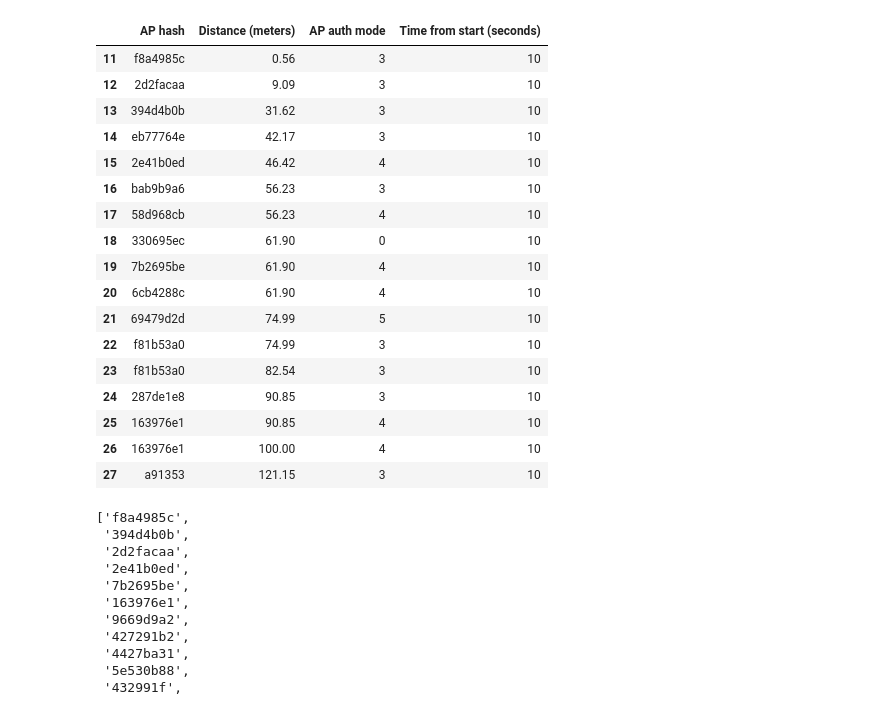
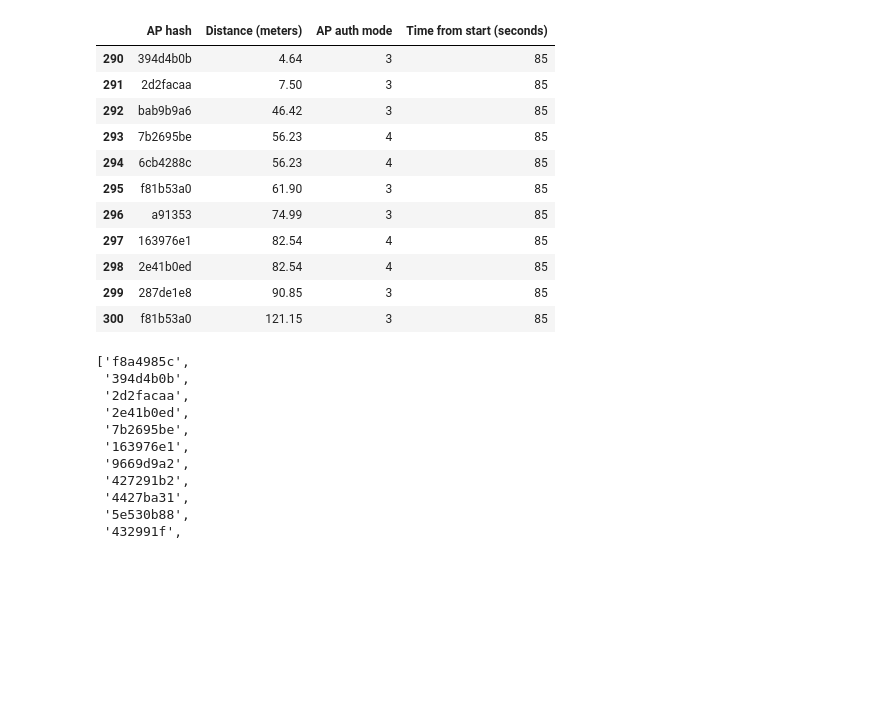
Before and after one commit to carvilsi/flipper0-process-wifi-map-data, a Jupyter notebook: jupyter-notebooks/WiFi_maps_process.ipynb, the cells around one changed output. Drawn from its saved outputs; the diff is of its cells as text; code cells hidden in the pictures; blank space fills up the shorter version.

```diff
--- a/jupyter-notebooks/WiFi_maps_process.ipynb
+++ b/jupyter-notebooks/WiFi_maps_process.ipynb
@@ -1,35 +1,29 @@
 # %%
 import pandas as pd
 
 df = pd.read_csv("./../local-data/wifi_map_6-10-2025_19_19_26_home_consum.csv", sep=";")
 
 times = df["Time from start (seconds)"].unique()
 
 # splitting the data base on same moment adquisition
 subsets = []
 for tm in times:
     sub = df.loc[df["Time from start (seconds)"] == tm]
     subsets.append(sub)
-subsets[1]
+subsets[22]
 # %% [output]
 |  | AP hash | Distance (meters) | AP auth mode | Time from start (seconds) |
-| 11 | f8a4985c | 0.56 | 3 | 10 |
-| 12 | 2d2facaa | 9.09 | 3 | 10 |
-| 13 | 394d4b0b | 31.62 | 3 | 10 |
-| 14 | eb77764e | 42.17 | 3 | 10 |
-| 15 | 2e41b0ed | 46.42 | 4 | 10 |
-| 16 | bab9b9a6 | 56.23 | 3 | 10 |
-| 17 | 58d968cb | 56.23 | 4 | 10 |
-| 18 | 330695ec | 61.90 | 0 | 10 |
-| 19 | 7b2695be | 61.90 | 4 | 10 |
-| 20 | 6cb4288c | 61.90 | 4 | 10 |
-| 21 | 69479d2d | 74.99 | 5 | 10 |
-| 22 | f81b53a0 | 74.99 | 3 | 10 |
-| 23 | f81b53a0 | 82.54 | 3 | 10 |
-| 24 | 287de1e8 | 90.85 | 3 | 10 |
-| 25 | 163976e1 | 90.85 | 4 | 10 |
-| 26 | 163976e1 | 100.00 | 4 | 10 |
-| 27 | a91353 | 121.15 | 3 | 10 |
+| 290 | 394d4b0b | 4.64 | 3 | 85 |
+| 291 | 2d2facaa | 7.50 | 3 | 85 |
+| 292 | bab9b9a6 | 46.42 | 3 | 85 |
+| 293 | 7b2695be | 56.23 | 4 | 85 |
+| 294 | 6cb4288c | 56.23 | 4 | 85 |
+| 295 | f81b53a0 | 61.90 | 3 | 85 |
+| 296 | a91353 | 74.99 | 3 | 85 |
+| 297 | 163976e1 | 82.54 | 4 | 85 |
+| 298 | 2e41b0ed | 82.54 | 4 | 85 |
+| 299 | 287de1e8 | 90.85 | 3 | 85 |
+| 300 | f81b53a0 | 121.15 | 3 | 85 |
 # %%
 # get an array holding all the nearest APs
 nearests_uniq = []
```
Also changed, not shown: 3 other files.
